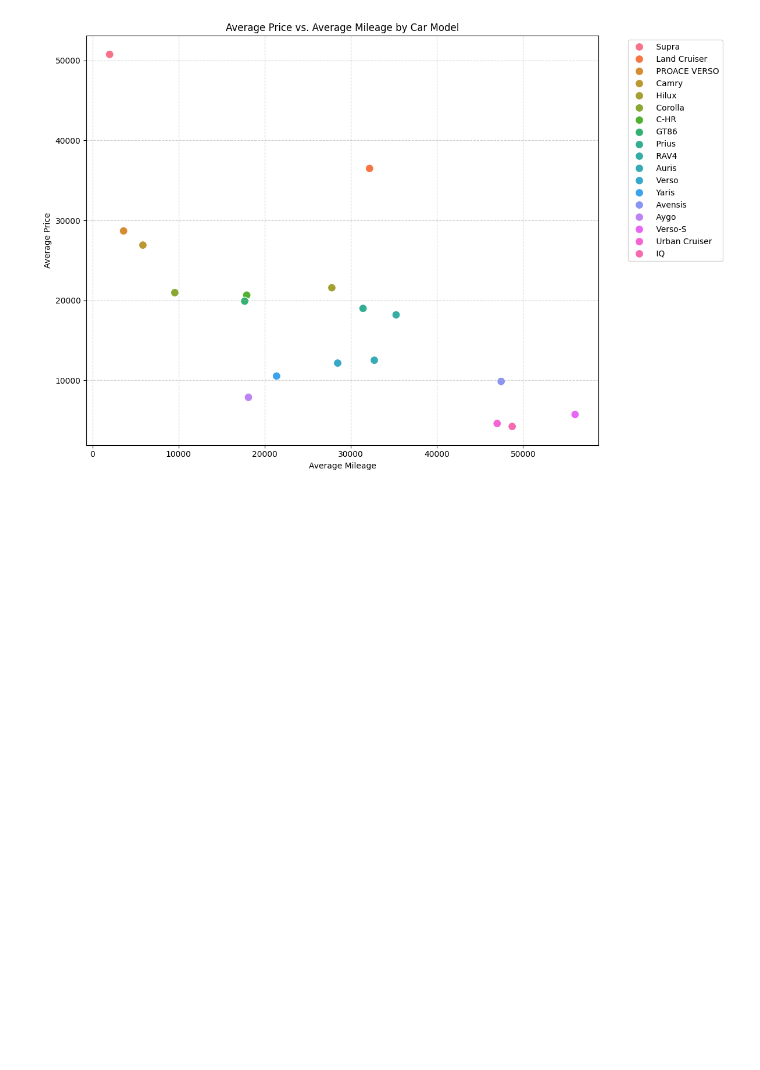
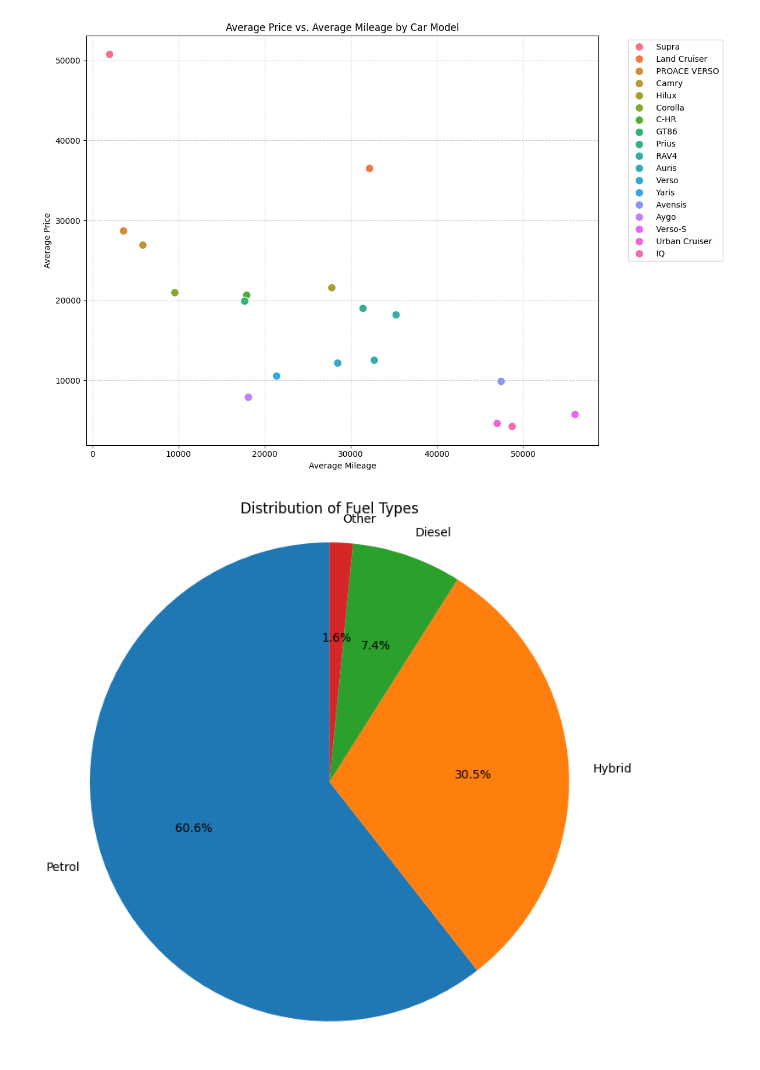
Before and after one commit to kxrrym03/Toyota-Used-Car-Insights, a Jupyter notebook: Toyota.ipynb, the cells around one changed output. Saved outputs shown, nothing was run; the diff lists cells and outputs as text; code cells hidden in the pictures; blank space fills up the shorter version.

```diff
--- a/Toyota.ipynb
+++ b/Toyota.ipynb
@@ -229,3 +229,13 @@ plt.tight_layout()
 plt.show()
 # %% [output]
 [figure]
+# %%
+fuel_type_counts = df['fuelType'].value_counts()
+
+plt.figure(figsize=(8, 8))
+plt.pie(fuel_type_counts, labels=fuel_type_counts.index, autopct='%1.1f%%', startangle=90)
+plt.title('Distribution of Fuel Types')
+plt.axis('equal')
+plt.show()
+# %% [output]
+[figure, added]
```
